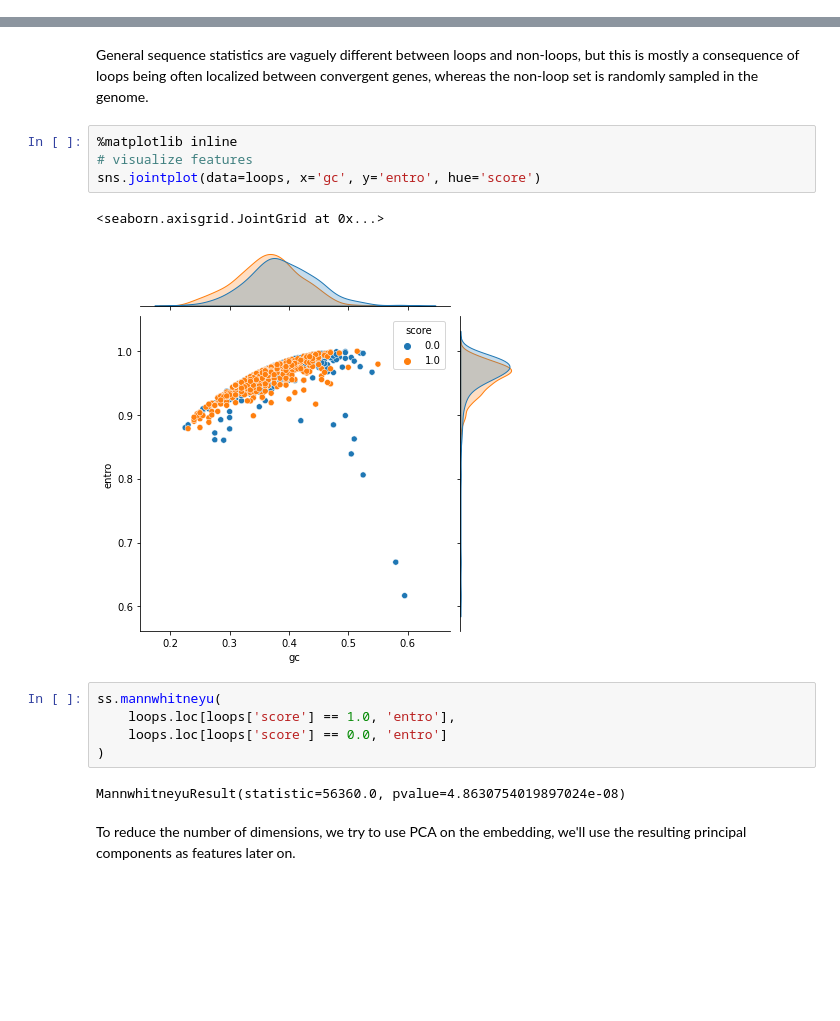
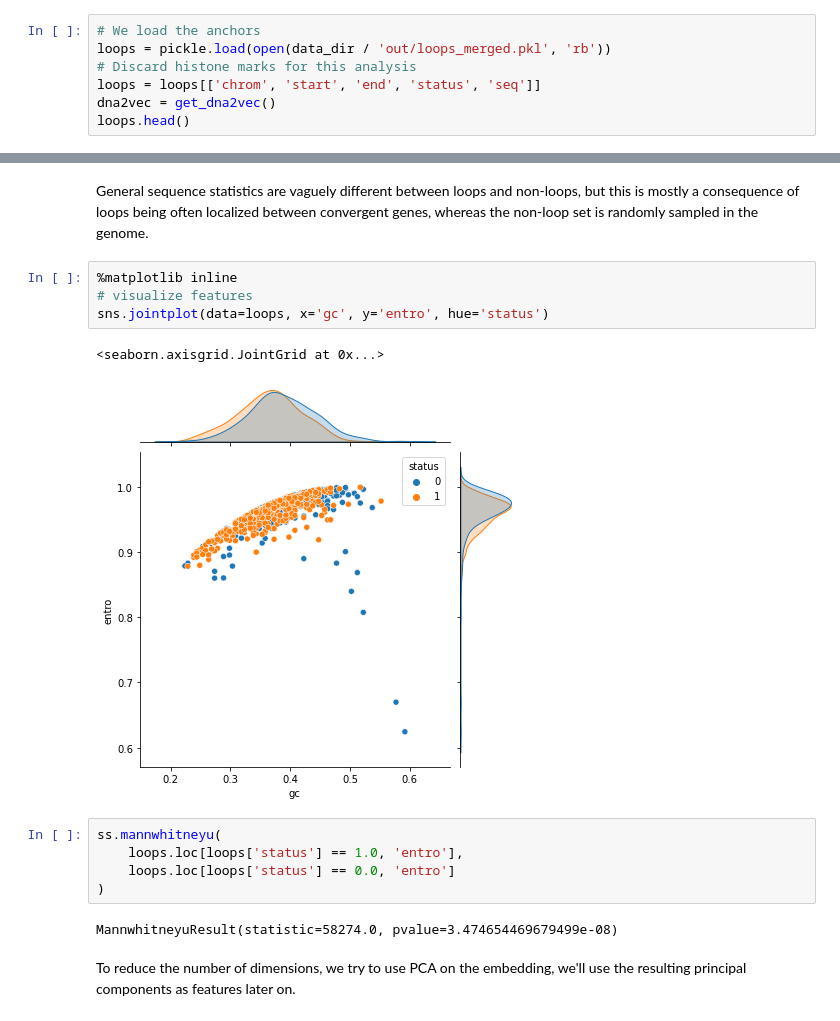
Before and after one commit to cmdoret/sequence_loopability, a Jupyter notebook: notebooks/01_loops_dna2vec.ipynb, the cells around one changed output, grey strips where cells are left out. Saved outputs shown, nothing was run; the diff lists cells and outputs as text; blank space fills up the shorter version.

Commit message:
use 1-based coordinates for pyfastx in extraction script, update notebook to load input in pickle format

```diff
--- a/notebooks/01_loops_dna2vec.ipynb
+++ b/notebooks/01_loops_dna2vec.ipynb
@@ -59,0 +25,7 @@ loops.head()
+# %%
+# We load the anchors
+loops = pickle.load(open(data_dir / 'out/loops_merged.pkl', 'rb'))
+# Discard histone marks for this analysis
+loops = loops[['chrom', 'start', 'end', 'status', 'seq']]
+dna2vec = get_dna2vec()
+loops.head()
@@ -106,17 +89,17 @@ General sequence statistics are vaguely different between loops and non-loops, b
 # %%
 %matplotlib inline
 # visualize features
-sns.jointplot(data=loops, x='gc', y='entro', hue='score')
+sns.jointplot(data=loops, x='gc', y='entro', hue='status')
 # %% [output]
 <seaborn.axisgrid.JointGrid at 0x...>
-[figure, old version]
+[figure, new version]
 # %%
 ss.mannwhitneyu(
-    loops.loc[loops['score'] == 1.0, 'entro'],
-    loops.loc[loops['score'] == 0.0, 'entro']
+    loops.loc[loops['status'] == 1.0, 'entro'],
+    loops.loc[loops['status'] == 0.0, 'entro']
 )
 # %% [output]
-MannwhitneyuResult(statistic=56360.0, pvalue=4.8630754019897024e-08)
+MannwhitneyuResult(statistic=58274.0, pvalue=3.474654469679499e-08)
 # %% [markdown]
 To reduce the number of dimensions, we try to use PCA on the embedding, we'll use the resulting principal components as features later on.
 # %%
```
Also changed, not shown: parts of 15 cells of this notebook, 3 other files.
